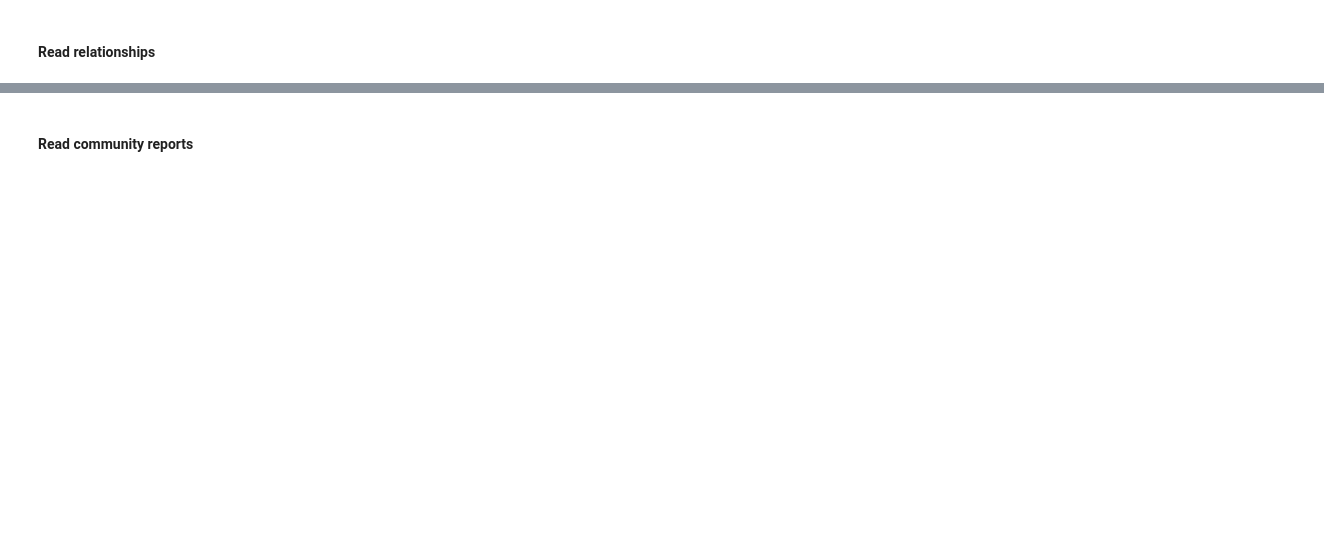
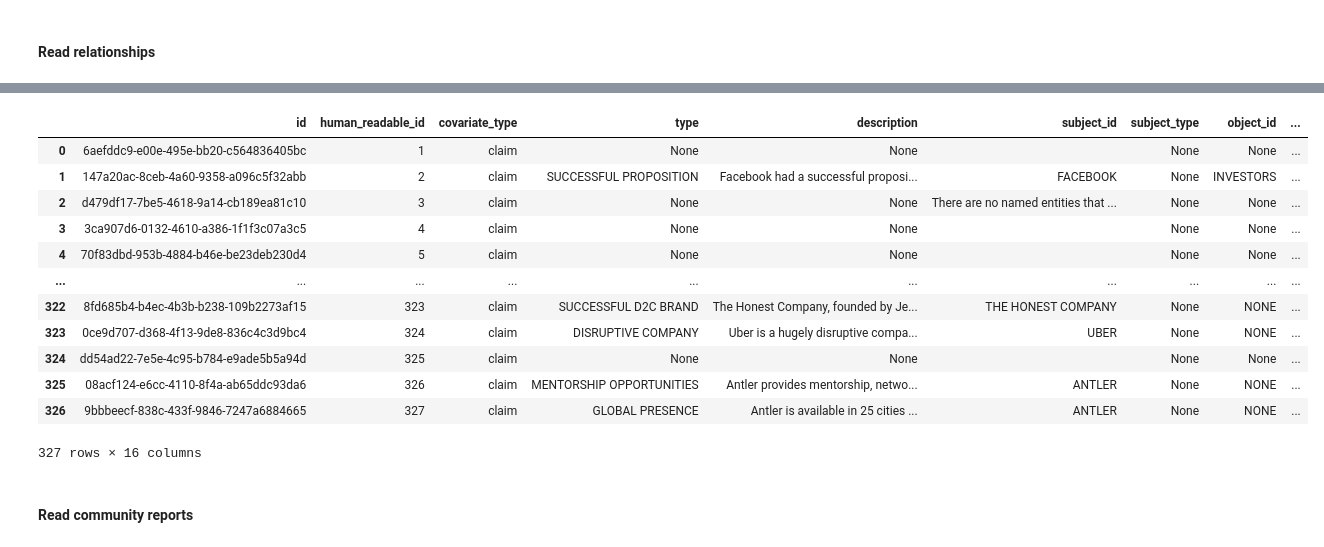
Before and after one commit to Shavvimal/graph-indexing-playground, a Jupyter notebook: notebooks/local_search.ipynb, the cells around one changed output, grey strips where cells are left out. Cells and saved outputs as stored; diff of their text form; code cells hidden in the pictures; blank space fills up the shorter version.

```diff
--- a/notebooks/local_search.ipynb
+++ b/notebooks/local_search.ipynb
@@ -89,3 +111,19 @@ covariates = {"claims": claims}
+# %%
+covariate_df
+# %% [output]
+|  | id | human_readable_id | covariate_type | type | description | subject_id | subject_type | object_id | ... |
+| 0 | 6aefddc9-e00e-495e-bb20-c564836405bc | 1 | claim | None | None |  | None | None | ... |
+| 1 | 147a20ac-8ceb-4a60-9358-a096c5f32abb | 2 | claim | SUCCESSFUL PROPOSITION | Facebook had a successful proposi... | FACEBOOK | None | INVESTORS | ... |
+| 2 | d479df17-7be5-4618-9a14-cb189ea81c10 | 3 | claim | None | None | There are no named entities that ... | None | None | ... |
+| 3 | 3ca907d6-0132-4610-a386-1f1f3c07a3c5 | 4 | claim | None | None |  | None | None | ... |
+| 4 | 70f83dbd-953b-4884-b46e-be23deb230d4 | 5 | claim | None | None |  | None | None | ... |
+| ... | ... | ... | ... | ... | ... | ... | ... | ... | ... |
+| 322 | 8fd685b4-b4ec-4b3b-b238-109b2273af15 | 323 | claim | SUCCESSFUL D2C BRAND | The Honest Company, founded by Je... | THE HONEST COMPANY | None | NONE | ... |
+| 323 | 0ce9d707-d368-4f13-9de8-836c4c3d9bc4 | 324 | claim | DISRUPTIVE COMPANY | Uber is a hugely disruptive compa... | UBER | None | NONE | ... |
+| 324 | dd54ad22-7e5e-4c95-b784-e9ade5b5a94d | 325 | claim | None | None |  | None | None | ... |
+| 325 | 08acf124-e6cc-4110-8f4a-ab65ddc93da6 | 326 | claim | MENTORSHIP OPPORTUNITIES | Antler provides mentorship, netwo... | ANTLER | None | NONE | ... |
+| 326 | 9bbbeecf-838c-433f-9846-7247a6884665 | 327 | claim | GLOBAL PRESENCE | Antler is available in 25 cities ... | ANTLER | None | NONE | ... |
+327 rows × 16 columns
 # %% [markdown]
 #### Read community reports
 # %%
```
Also changed, not shown: parts of 16 cells of this notebook, 4 other files.
